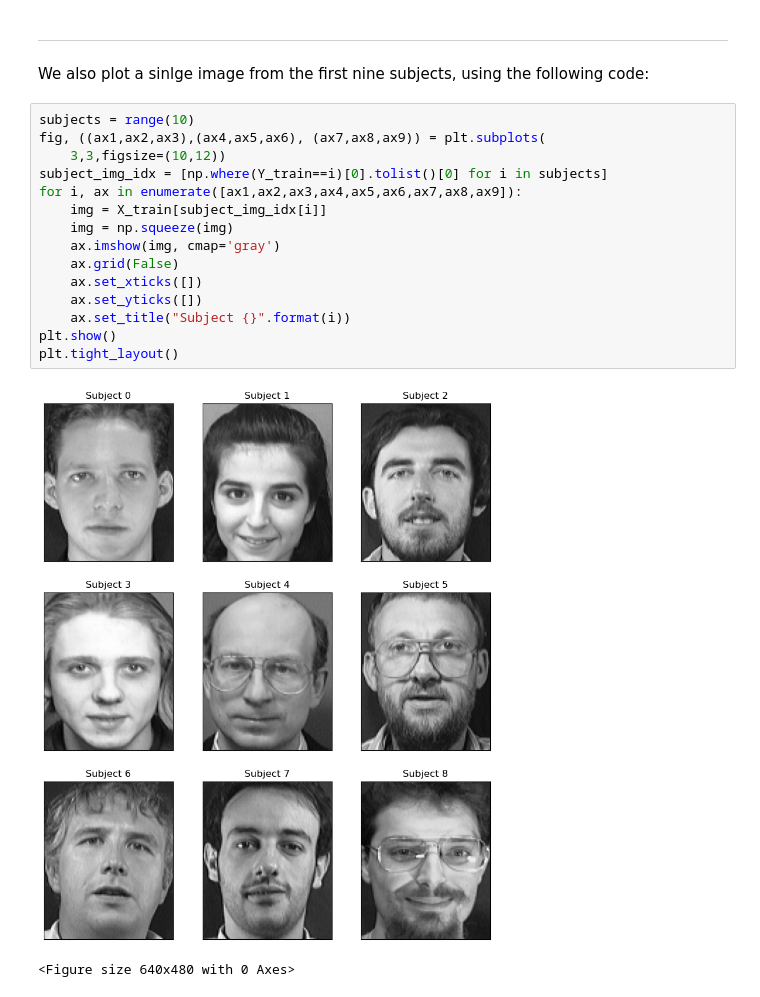
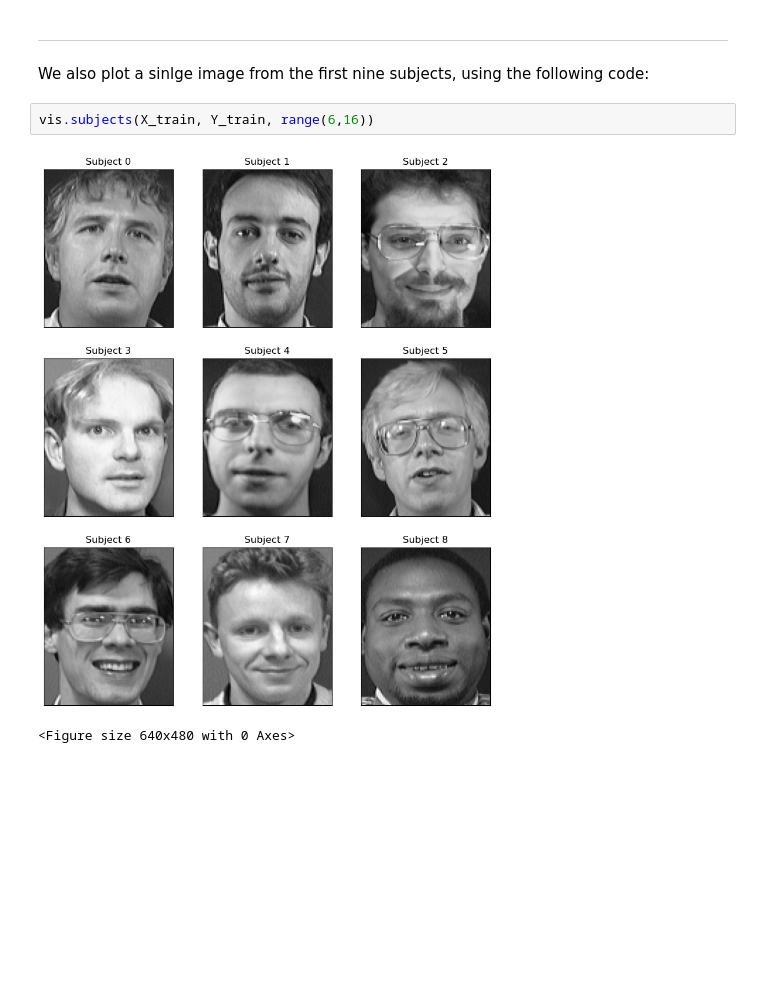
Before and after one commit to dionicio-alberto/Facial-Recognition-System-with-Neural-Networks, a Jupyter notebook: Notebooks/2_0_Face_recognition.ipynb, the cells around one changed output. Cells and saved outputs as stored; diff of their text form; blank space fills up the shorter version.

```diff
--- a/Notebooks/2_0_Face_recognition.ipynb
+++ b/Notebooks/2_0_Face_recognition.ipynb
@@ -142,21 +131,8 @@ plt.show()
 -----
 
 We also plot a sinlge image from the first nine subjects, using the following code:
-# %%
-subjects = range(10)
-fig, ((ax1,ax2,ax3),(ax4,ax5,ax6), (ax7,ax8,ax9)) = plt.subplots(
-    3,3,figsize=(10,12))
-subject_img_idx = [np.where(Y_train==i)[0].tolist()[0] for i in subjects]
-for i, ax in enumerate([ax1,ax2,ax3,ax4,ax5,ax6,ax7,ax8,ax9]):
-    img = X_train[subject_img_idx[i]]
-    img = np.squeeze(img)
-    ax.imshow(img, cmap='gray')
-    ax.grid(False)
-    ax.set_xticks([])
-    ax.set_yticks([])
-    ax.set_title("Subject {}".format(i))
-plt.show()
-plt.tight_layout()
-# %% [output]
-[figure, removed]
-<Figure size 640x480 with 0 Axes>
+# %%
+vis.subjects(X_train, Y_train, range(6,16))
+# %% [output]
+[figure, added]
+<Figure size 640x480 with 0 Axes>
```
Also changed, not shown: parts of 3 cells of this notebook, 6 other files.
